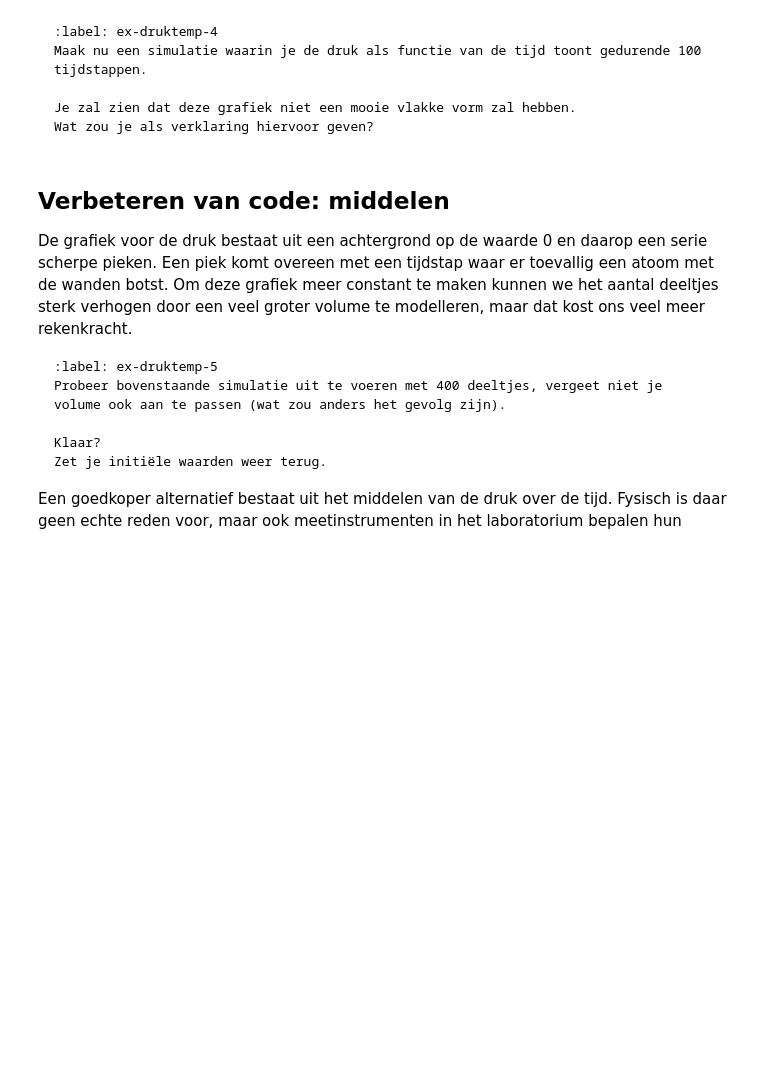
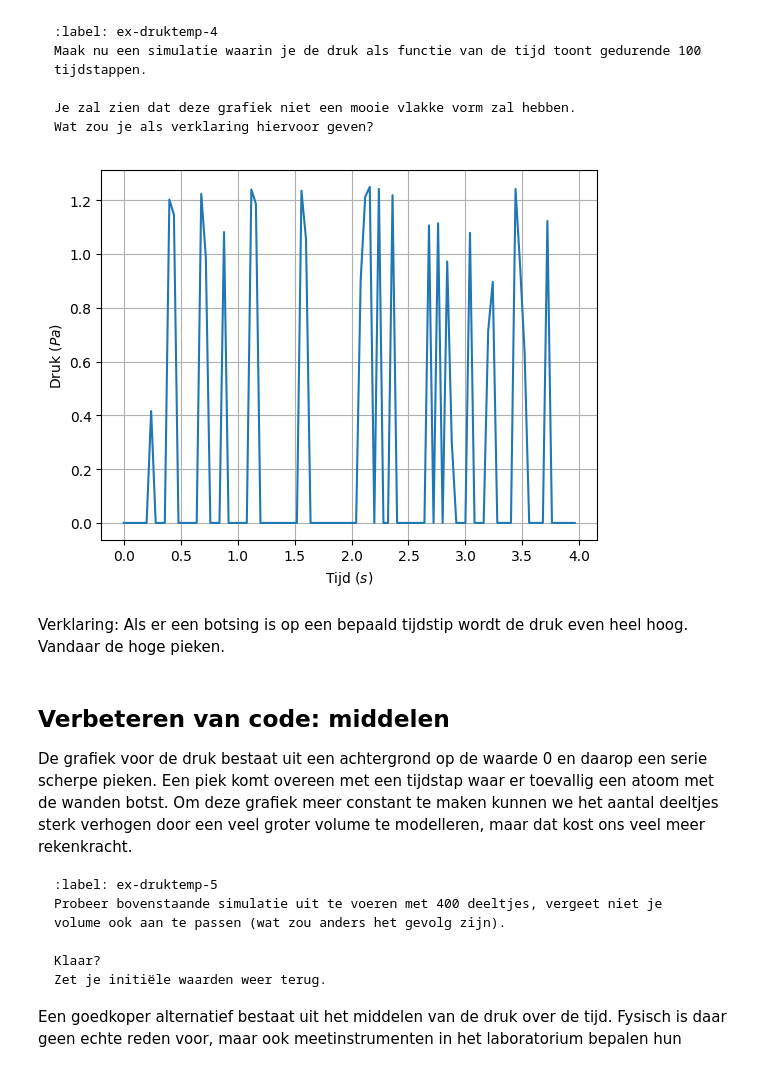
Before and after one commit to ChrisPfeifferTU/49, a Jupyter notebook: Content/PySim/5_druktemp.ipynb, the cells around one changed output. Cells and saved outputs as stored; diff of their text form; code cells hidden in the pictures; blank space fills up the shorter version.

````diff
--- a/Content/PySim/5_druktemp.ipynb
+++ b/Content/PySim/5_druktemp.ipynb
@@ -187,8 +189,8 @@ Hierbij is
 Schrijf een functie die de temperatuur van het gas in onze simulatie bepaalt:
 ```
 # %%
-m = 10e-26
-v = 300 #np.sqrt((np.random.uniform(-V_0, V_0))**2+(np.random.choice([-1, 1]) * np.sqrt(V_0**2 - (np.random.uniform(-V_0, V_0))**2))**2)
+m = 4.8e-26 # massa luchtmolecuul in kg
+v = 420 #np.sqrt((np.random.uniform(-V_0, V_0))**2+(np.random.choice([-1, 1]) * np.sqrt(V_0**2 - (np.random.uniform(-V_0, V_0))**2))**2)
 k = 1.380649e-23 #JK^-1
 f = 2 #2D probleem
 def temperature(particles) -> float:
@@ -292,26 +298,29 @@ Maak nu een simulatie waarin je de druk als functie van de tijd toont gedurende
 Je zal zien dat deze grafiek niet een mooie vlakke vorm zal hebben.
 Wat zou je als verklaring hiervoor geven?
 ```
-# %%
-# Geef je oplossing
-
-#your code/answer
-
-tijd = np.linspace(0,99,100)
-particles = []
-druk = np.zeros(100, dtype=float)
-create_particles(particles)
-
-for i in range(100):
-    take_time_step(particles)
-    handle_walls(particles)
-    druk[i] = pressure
-
-plt.figure()
-plt.plot(tijd, druk)
-plt.xlabel("$t (s)$")
-plt.ylabel("$p (Pa)$")
-plt.show()
+# %%
+# Geef je oplossing
+particles = []
+num_steps = 100
+pressures = np.zeros(num_steps, dtype=float)
+times = np.linspace(0, 99, 100) * DT
+
+create_particles(particles)
+for i in range(num_steps):
+    take_time_step(particles)
+    pressures[i] = pressure
+
+plt.figure()
+plt.xlabel('Tijd $(s)$')
+plt.ylabel('Druk $(Pa)$')
+plt.plot(times, pressures)
+plt.grid()
+plt.show()
+# %% [output]
+[figure, added]
+# %% [markdown]
+Verklaring:
+Als er een botsing is op een bepaald tijdstip wordt de druk even heel hoog. Vandaar de hoge pieken.
 # %% [markdown]
 ## Verbeteren van code: middelen
 
````
Also changed, not shown: parts of 5 cells of this notebook.
